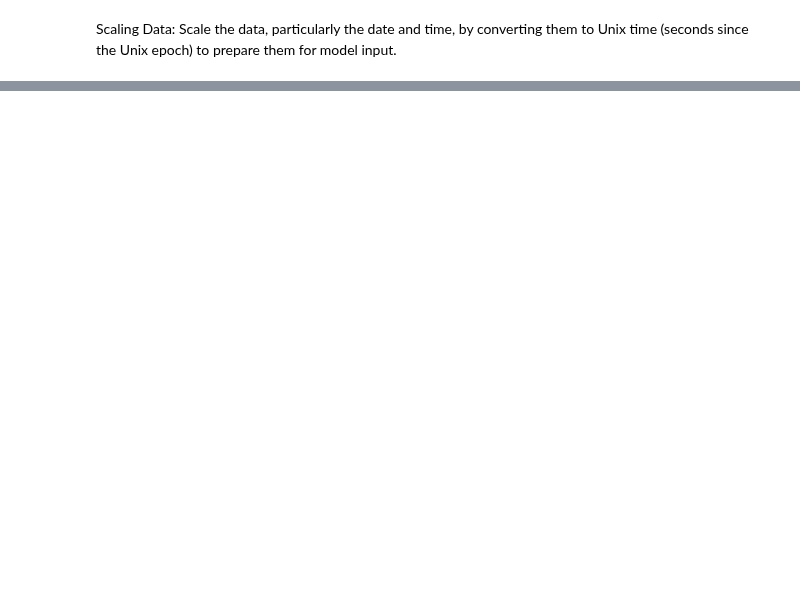
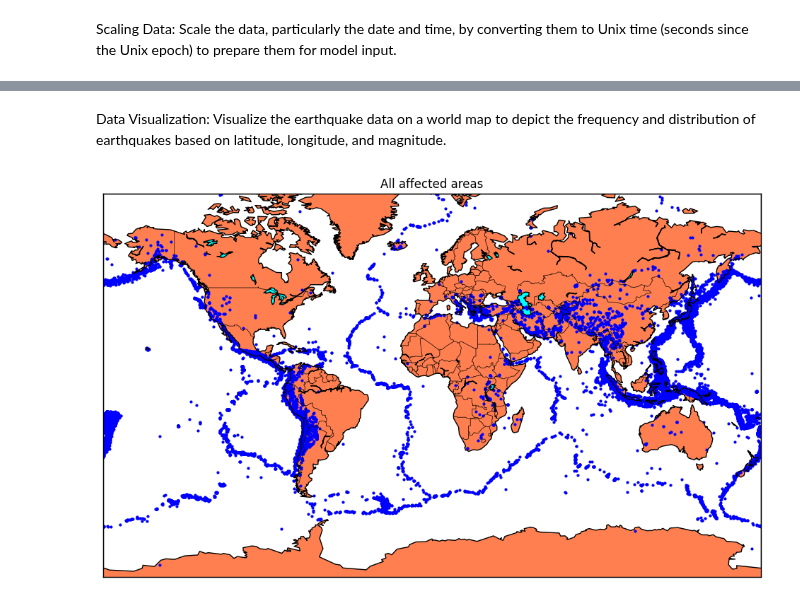
Before and after one commit to Kushagrarajsinghavisoft/Daily-works, a Jupyter notebook: Weekly_Assignments/Weekly_Assignment_6/Weekly_Assignment_6.ipynb, the cells around one changed output, grey strips where cells are left out. Drawn from its saved outputs; the diff is of its cells as text; code cells hidden in the pictures; blank space fills up the shorter version.

```diff
--- a/Weekly_Assignments/Weekly_Assignment_6/Weekly_Assignment_6.ipynb
+++ b/Weekly_Assignments/Weekly_Assignment_6/Weekly_Assignment_6.ipynb
@@ -77,6 +81,6 @@ Index(['Date', 'Time', 'Latitude', 'Longitude', 'Type', 'Depth', 'Depth Error',
        'Source', 'Location Source', 'Magnitude Source', 'Status'],
       dtype='object')
 # %%
-dataframe.drop(columns=['Type','Depth Error','Depth Seismic Stations','Magnitude Type','Magnitude Error', 'Magnitude Seismic Stations',
+dataframe=dataframe.drop(columns=['Type','Depth Error','Depth Seismic Stations','Magnitude Type','Magnitude Error', 'Magnitude Seismic Stations',
                         'Azimuthal Gap','Horizontal Distance', 'Horizontal Error', 'Root Mean Square', 'ID',
                         'Source', 'Location Source', 'Magnitude Source', 'Status'])
@@ -97,3 +87,23 @@ dataframe.drop(columns=['Type','Depth Error','Depth Seismic Stations','Magnitude
 # %% [markdown]
 Scaling Data:
 Scale the data, particularly the date and time, by converting them to Unix time (seconds since the Unix epoch) to prepare them for model input.
+# %%
+import pandas as pd
+
+# Combine 'Date' and 'Time' columns into a single column
+datetime_str = dataframe['Date'] + ' ' + dataframe['Time']
+
+# Convert the combined datetime string column to datetime objects
+datetime_objs = pd.to_datetime(datetime_str, errors='coerce')
+
+# Convert datetime objects to Unix timestamps (in seconds)
+timestamps = (datetime_objs - pd.Timestamp("1970-01-01")) // pd.Timedelta(seconds=1)
+
+# Add Unix timestamps as a new column to the dataframe
+dataframe['New_Time'] = timestamps
+
+# Drop rows with NaT (indicating invalid datetime strings)
+final_data = dataframe.dropna(subset=['New_Time'])
+
+# Print the resulting dataframe
+print(final_data)
@@ -99,0 +160,24 @@ Scale the data, particularly the date and time, by converting them to Unix time
+# %% [markdown]
+Data Visualization:
+Visualize the earthquake data on a world map to depict the frequency and distribution of earthquakes based on latitude, longitude, and magnitude.
+# %%
+from mpl_toolkits.basemap import Basemap
+
+m = Basemap(projection='mill',llcrnrlat=-80,urcrnrlat=80, llcrnrlon=-180,urcrnrlon=180,lat_ts=20,resolution='c')
+
+longitudes = dataframe["Longitude"].tolist()
+latitudes = dataframe["Latitude"].tolist()
+#m = Basemap(width=12000000,height=9000000,projection='lcc',
+            #resolution=None,lat_1=80.,lat_2=55,lat_0=80,lon_0=-107.)
+x,y = m(longitudes,latitudes)
+
+fig = plt.figure(figsize=(12,10))
+plt.title("All affected areas")
+m.plot(x, y, "o", markersize = 2, color = 'blue')
+m.drawcoastlines()
+m.fillcontinents(color='coral',lake_color='aqua')
+m.drawmapboundary()
+m.drawcountries()
+plt.show()
+# %% [output]
+[figure, added]
```
Also changed, not shown: parts of 10 cells of this notebook.
